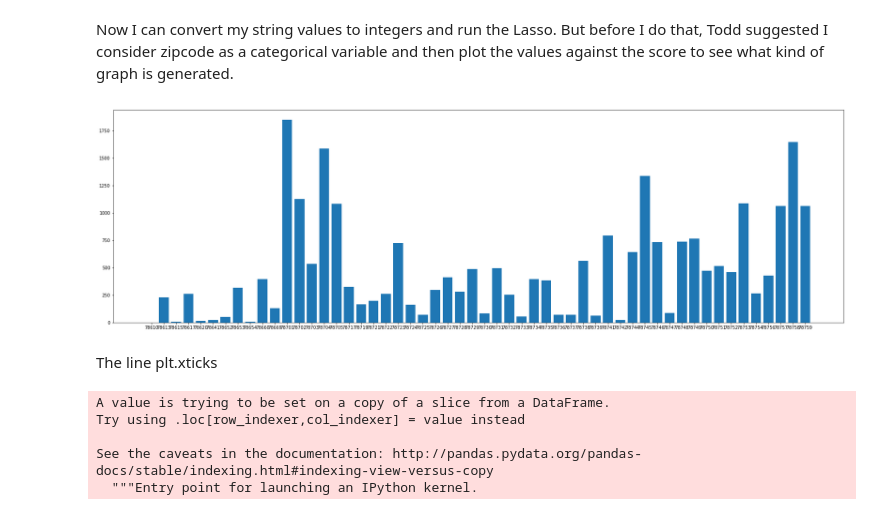
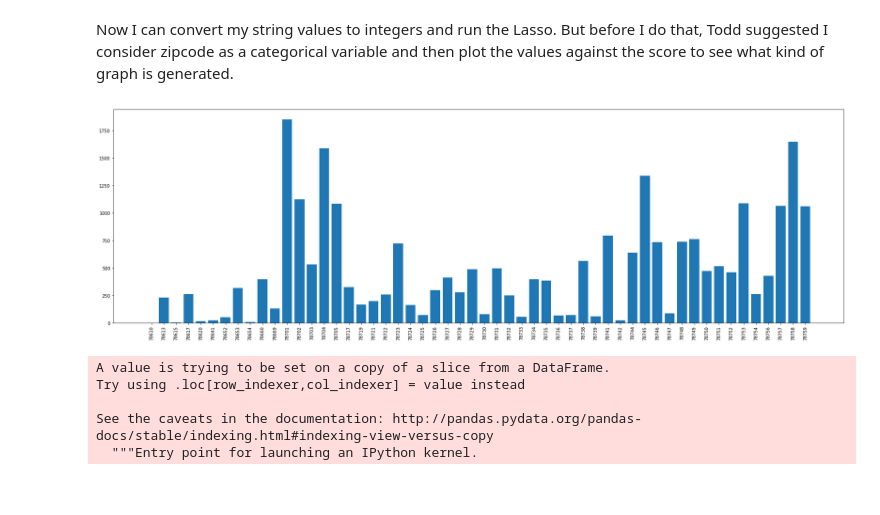
Before and after one commit to khyatiparekh/Final-Project-Plan, a Jupyter notebook: Final_project.ipynb, the cells around one changed output. Cells and saved outputs as stored; diff of their text form; code cells hidden in the pictures.

```diff
--- a/Final_project.ipynb
+++ b/Final_project.ipynb
@@ -316,12 +316,15 @@ Now I can convert my string values to integers and run the Lasso. But before I d
 # %%
 count_df = data.groupby(['Zip_code'])['Restaurant_name'].count()
 count_df = count_df.to_frame()
 count_df = count_df.reset_index()
 plt.bar(count_df['Zip_code'],count_df['Restaurant_name']);
+fig_size = plt.rcParams["figure.figsize"]
+fig_size[0] = 40
+fig_size[1] = 9
+plt.xticks(rotation=90)
+plt.show()
 # %% [output]
-[figure, old version]
+[figure, new version]
-# %% [markdown]
-The line plt.xticks
 # %%
 data['Zip_code'] = [int(x) for x in data['Zip_code']]
 # %% [output]
```
Also changed, not shown: parts of 29 cells of this notebook.
